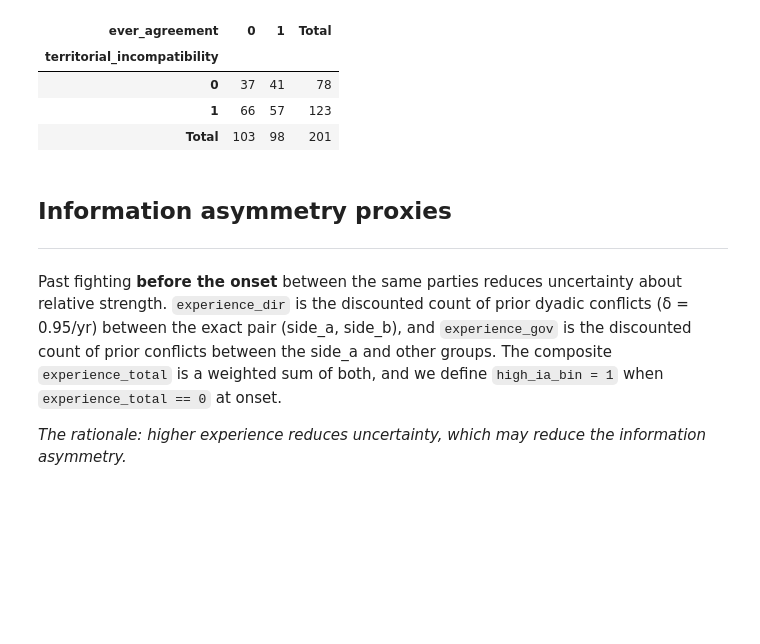
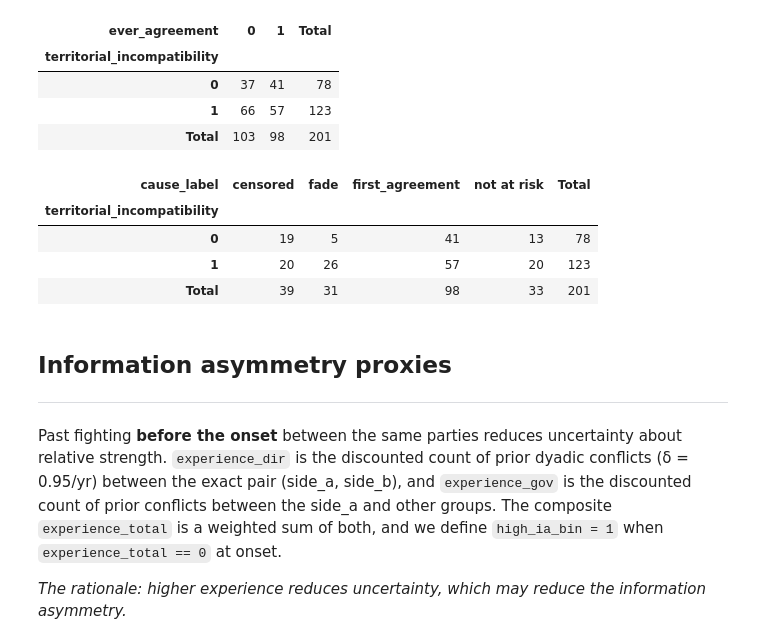
Before and after one commit to luciasauer/agreements_violence, a Jupyter notebook: src/3_survival_analysis/1_spell_dataset_construction.ipynb, the cells around one changed output. Cells and saved outputs as stored; diff of their text form; code cells hidden in the pictures; blank space fills up the shorter version.

```diff
--- a/src/3_survival_analysis/1_spell_dataset_construction.ipynb
+++ b/src/3_survival_analysis/1_spell_dataset_construction.ipynb
@@ -150,6 +150,21 @@ pd.crosstab(
 | 0 | 37 | 41 | 78 |
 | 1 | 66 | 57 | 123 |
 | Total | 103 | 98 | 201 |
+# %%
+pd.crosstab(
+    df_panel['territorial_incompatibility'],
+    df_panel['cause_label'],
+    values=df_panel['conflict_id'],
+    aggfunc=pd.Series.nunique,
+    margins=True,
+    margins_name='Total'
+)
+# %% [output]
+| cause_label | censored | fade | first_agreement | not at risk | Total |
+| territorial_incompatibility |  |  |  |  |  |
+| 0 | 19 | 5 | 41 | 13 | 78 |
+| 1 | 20 | 26 | 57 | 20 | 123 |
+| Total | 39 | 31 | 98 | 33 | 201 |
 # %% [markdown]
 ## Information asymmetry proxies
 
```
Also changed, not shown: parts of 12 cells of this notebook, 2 other files.
